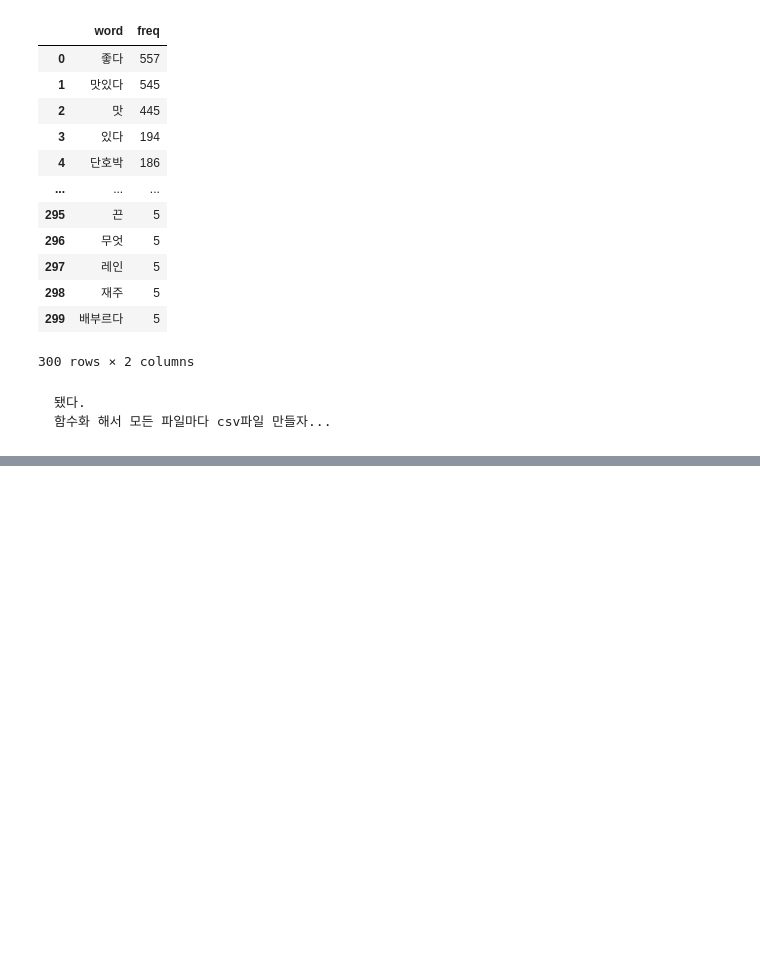
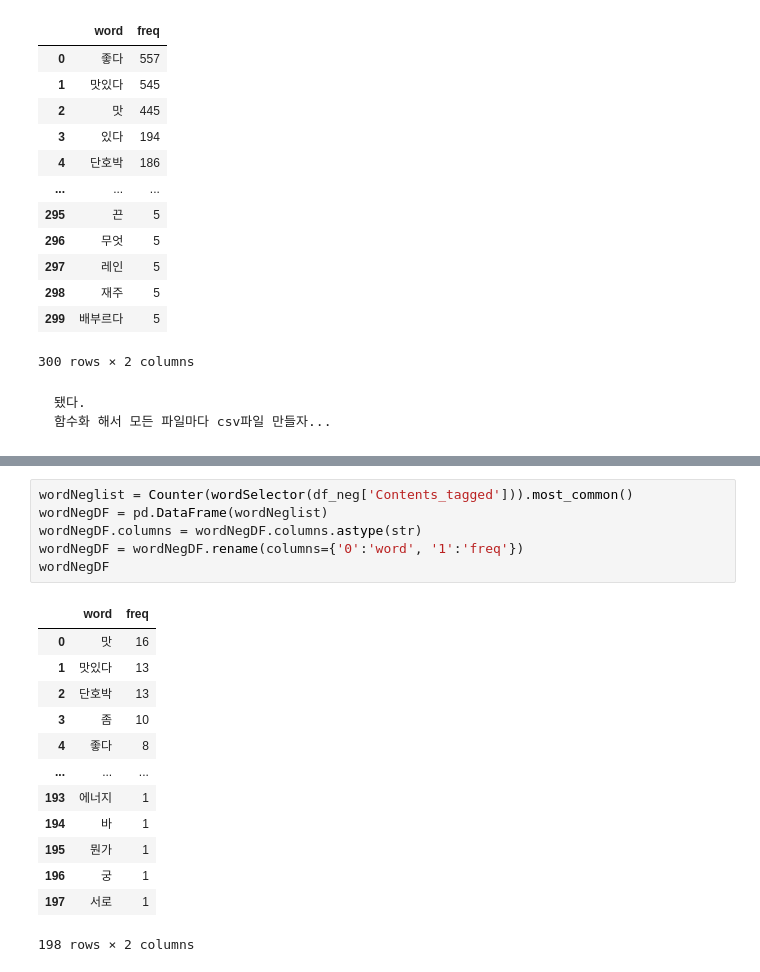
Before and after one commit to skdbsxir/DS-Studying, a Jupyter notebook: [NN Study]/[NLP Study]/[실무예제]/02. JJS Tokenizing 4.ipynb, the cells around one changed output, grey strips where cells are left out. Cells and saved outputs as stored; diff of their text form; blank space fills up the shorter version.

```diff
--- a/[NN Study]/[NLP Study]/[실무예제]/02. JJS Tokenizing 4.ipynb
+++ b/[NN Study]/[NLP Study]/[실무예제]/02. JJS Tokenizing 4.ipynb
@@ -219,0 +287,20 @@ dff
+# %%
+wordNeglist = Counter(wordSelector(df_neg['Contents_tagged'])).most_common()
+wordNegDF = pd.DataFrame(wordNeglist)
+wordNegDF.columns = wordNegDF.columns.astype(str)
+wordNegDF = wordNegDF.rename(columns={'0':'word', '1':'freq'})
+wordNegDF
+# %% [output]
+|  | word | freq |
+| 0 | 맛 | 16 |
+| 1 | 맛있다 | 13 |
+| 2 | 단호박 | 13 |
+| 3 | 좀 | 10 |
+| 4 | 좋다 | 8 |
+| ... | ... | ... |
+| 193 | 에너지 | 1 |
+| 194 | 바 | 1 |
+| 195 | 뭔가 | 1 |
+| 196 | 궁 | 1 |
+| 197 | 서로 | 1 |
+198 rows × 2 columns
```
Also changed, not shown: parts of 8 cells of this notebook.
